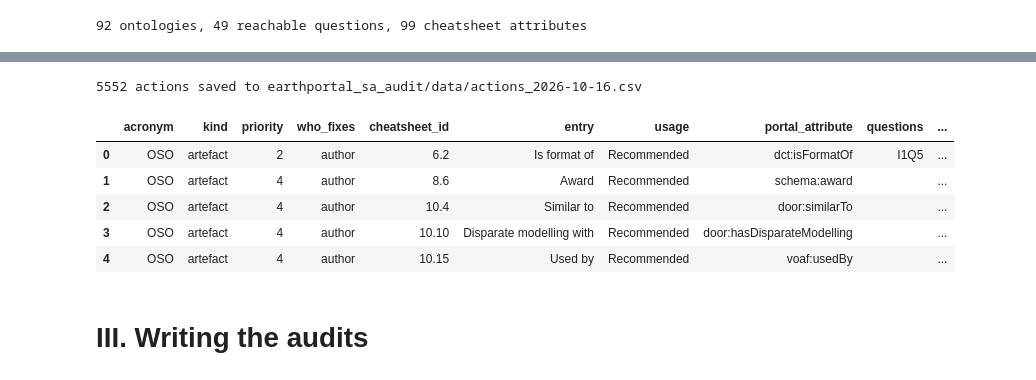
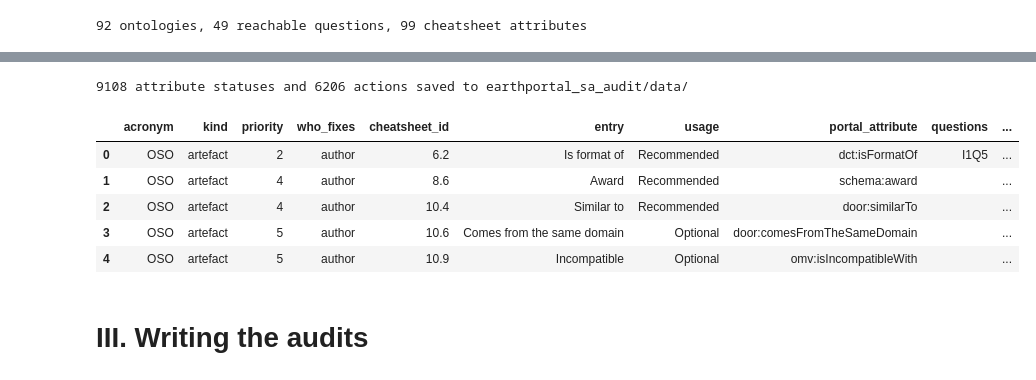
Before and after one commit to EarthPortal/SA_Management, a Jupyter notebook: earthportal_sa_audit/05_audits.ipynb, the cells around one changed output, grey strips where cells are left out. Drawn from its saved outputs; the diff is of its cells as text; code cells hidden in the pictures.

```diff
--- a/earthportal_sa_audit/05_audits.ipynb
+++ b/earthportal_sa_audit/05_audits.ipynb
@@ -169,54 +185,76 @@ def filled(value):
         return any(filled(v) for k, v in value.items()  # fields says something, its own identifier and type aside
                    if k not in ("id", "@id", "@type", "@context"))
     return True                                         # a number (even 0) or any other value: filled
 
 
 def value_of(acronym, attribute):
     """We return the value of one cheatsheet attribute for one ontology, read where the portal stores it."""
     record = catalogue[acronym] if attribute.portal_object == "ontology" else submissions.get(acronym, {})
     return record.get(attribute.api_key)                # None if the API did not return this key
 
 
-actions = []                # one row per (ontology, empty attribute worth an action)
+def applies(entry, acronym, kind):
+    """We return False for the two attributes that only make sense for some ontologies."""
+    if entry == "This ontology is a view of":           # only a view can be "a view of" something
+        return kind == "view"
+    if entry == "Was invalidated by":                   # only a retired ontology "was invalidated"
+        return submissions.get(acronym, {}).get("status") == "retired"
+    return True
+
+
+# The priority of an empty attribute: after the Mandatory ones, what costs O'FAIRe points comes first
+PRIORITY = {1: "Mandatory", 2: "Recommended, costing O'FAIRe points", 3: "Optional, costing O'FAIRe points",
+            4: "Recommended", 5: "Optional"}
+# A note for the attributes where O'FAIRe rewards only some values: (attribute, question) -> what to say
+# (F1Q2 gives 3 points to any identifier, 6 to a valid URL, 11 to a DOI that the DOI service knows; see Report 4)
+NOTE = {("Other identifier", "F1Q2"): "For F1Q2, only a registered DOI gives the 11 points; any other valid URL gives 6."}
+
+status_rows = []            # one row per (ontology, guideline attribute): filled, empty or not applicable
+actions = []                # one row per (ontology, empty attribute): what to fill, why, and how urgent
 lost_points = {}            # acronym -> {question: points lost}, kept for the audits of Part III
 for acronym, s in scores.iterrows():                    # one ontology at a time; s is its row of scores
     kind = s.kind
     # 1. The points lost on each reachable question: maximum minus score (empty scores and full scores skipped)
     lost = {q: questions.loc[q, "max_credits"] - s[q] for q in reachable
             if pd.notna(s[q]) and s[q] < questions.loc[q, "max_credits"]}
     lost_points[acronym] = lost
-    # 2. The cheatsheet attributes that are empty for this ontology
-    empty = guideline[[not filled(value_of(acronym, a)) for a in guideline.itertuples()]]
-    if kind != "view":                                  # only a view can be "a view of" something
-        empty = empty[empty.entry != "This ontology is a view of"]
-    if submissions.get(acronym, {}).get("status") != "retired":   # only a retired ontology "was invalidated"
-        empty = empty[empty.entry != "Was invalidated by"]
+    # 2. The status of each of the 99 guideline attributes for this ontology
+    status = {a.id: "not applicable" if not applies(a.entry, acronym, kind)
+              else "filled" if filled(value_of(acronym, a)) else "empty"
+              for a in guideline.itertuples()}
+    empty = guideline[guideline.id.map(status) == "empty"]
     # 3. For each question that lost points: how many of the empty attributes does it read?
     n_empty = {q: sum(q in questions_of.get(e, set()) for e in empty.entry) for q in lost}
-    for a in empty.itertuples():                        # each empty attribute of this ontology
+    for a in guideline.itertuples():
+        status_rows.append({"acronym": acronym, "kind": kind, "cheatsheet_id": a.id, "section": a.section,
+                            "entry": a.entry, "usage": a.usage, "status": status[a.id]})
+        if status[a.id] != "empty":                     # only an empty attribute is an action
+            continue
         qs = sorted(q for q in questions_of.get(a.entry, set()) if q in lost)   # the losing questions that read it
         share = round(sum(lost[q] / n_empty[q] for q in qs), 1)                 # its share of their lost points
-        # 4. The priority: after the Mandatory attributes, what costs O'FAIRe points comes first.
-        #    1 Mandatory; 2 Recommended and costing points; 3 Optional and costing points;
-        #    4 Recommended only; None (no action) for an Optional attribute that costs nothing
-        priority = {"Mandatory": 1, "Recommended": 2 if qs else 4}.get(a.usage, 3 if qs else None)
-        if priority:
-            actions.append({"acronym": acronym, "kind": kind, "priority": priority, "who_fixes": a.who_fixes,
-                            "cheatsheet_id": a.id, "entry": a.entry, "usage": a.usage,
-                            "portal_attribute": a.portal_attribute, "questions": " ".join(qs),
-                            "points_share": share})
+        # 4. The priority: 1 Mandatory; 2 Recommended and costing points; 3 Optional and costing points;
+        #    4 Recommended only; 5 Optional only. Every empty attribute of the guideline is an action.
+        priority = {"Mandatory": 1, "Recommended": 2 if qs else 4, "Optional": 3 if qs else 5}[a.usage]
+        note = " ".join(text for (entry, q), text in NOTE.items() if entry == a.entry and q in qs)
+        actions.append({"acronym": acronym, "kind": kind, "priority": priority, "who_fixes": a.who_fixes,
+                        "cheatsheet_id": a.id, "entry": a.entry, "usage": a.usage,
+                        "portal_attribute": a.portal_attribute, "questions": " ".join(qs),
+                        "points_share": share, "note": note})
+
+guideline_status = pd.DataFrame(status_rows)            # the state of the catalogue, seen from the guideline
 actions = pd.DataFrame(actions)                         # the base for a curation strategy
+guideline_status.to_csv(DATA / f"guideline_status_{RUN_DATE}.csv", index=False)
 actions.to_csv(DATA / f"actions_{RUN_DATE}.csv", index=False)
-print(f"{len(actions)} actions saved to {(DATA / f'actions_{RUN_DATE}.csv').relative_to(REPO)}")
+print(f"{len(guideline_status)} attribute statuses and {len(actions)} actions saved to {DATA.relative_to(REPO)}/")
 actions.head()
 # %% [output]
-5552 actions saved to earthportal_sa_audit/data/actions_2026-10-16.csv
+9108 attribute statuses and 6206 actions saved to earthportal_sa_audit/data/
 |  | acronym | kind | priority | who_fixes | cheatsheet_id | entry | usage | portal_attribute | questions | ... |
 | 0 | OSO | artefact | 2 | author | 6.2 | Is format of | Recommended | dct:isFormatOf | I1Q5 | ... |
 | 1 | OSO | artefact | 4 | author | 8.6 | Award | Recommended | schema:award |  | ... |
 | 2 | OSO | artefact | 4 | author | 10.4 | Similar to | Recommended | door:similarTo |  | ... |
-| 3 | OSO | artefact | 4 | author | 10.10 | Disparate modelling with | Recommended | door:hasDisparateModelling |  | ... |
-| 4 | OSO | artefact | 4 | author | 10.15 | Used by | Recommended | voaf:usedBy |  | ... |
+| 3 | OSO | artefact | 5 | author | 10.6 | Comes from the same domain | Optional | door:comesFromTheSameDomain |  | ... |
+| 4 | OSO | artefact | 5 | author | 10.9 | Incompatible | Optional | omv:isIncompatibleWith |  | ... |
 # %% [markdown]
 # III. Writing the audits
 # %% [markdown]
```
Also changed, not shown: parts of 13 cells of this notebook, 1 other file.
